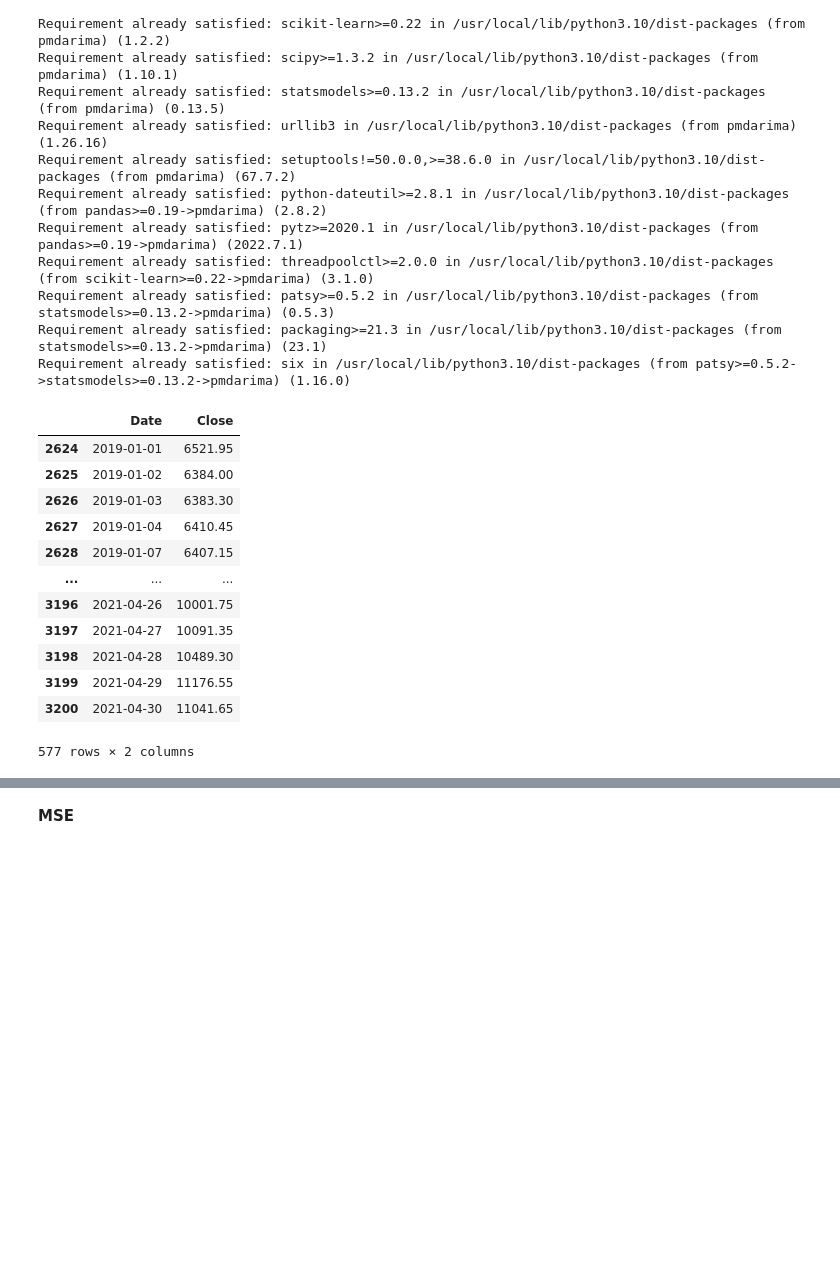
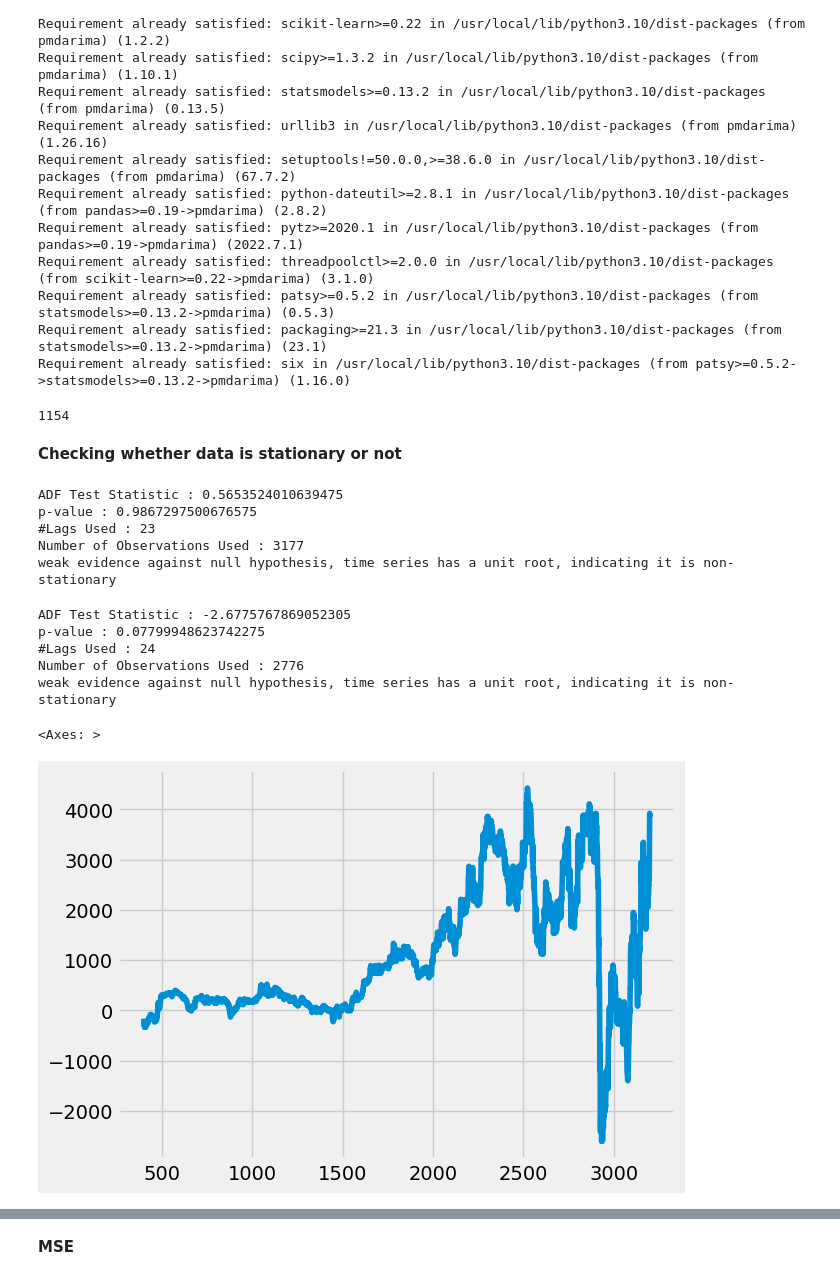
Before and after one commit to Madhur-01/Bajaj-Finserv-Stock--Prediction, a Jupyter notebook: StockPricePrediction.ipynb, the cells around one changed output, grey strips where cells are left out. Drawn from its saved outputs; the diff is of its cells as text; code cells hidden in the pictures; blank space fills up the shorter version.

```diff
--- a/StockPricePrediction.ipynb
+++ b/StockPricePrediction.ipynb
@@ -419,6 +421,13 @@ plt.show()
 !pip install pmdarima
 df = pd.read_csv('/content/drive/MyDrive/archive (2)/BAJAJFINSV.csv')
 df = df[["Date", "Close"]]
+from datetime import datetime
+
+# Assuming 'Date' is the name of the column containing date strings
+df['Date'] = pd.to_datetime(df['Date'])
+df['Date'] = df['Date'].apply(lambda x: x.timestamp())
+
+dataset = df.values.astype('float32')
 from statsmodels.tsa.stattools import adfuller
 test_result = adfuller(df['Close'])
 # %% [output]
@@ -442,18 +451,43 @@ Requirement already satisfied: six in /usr/local/lib/python3.10/dist-packages (f
 # %%
 from pmdarima import auto_arima
 df_train, df_test= np.split(df, [int(.82*len(df))])
-df_test
+df_test.size
 # %% [output]
-|  | Date | Close |
-| 2624 | 2019-01-01 | 6521.95 |
-| 2625 | 2019-01-02 | 6384.00 |
-| 2626 | 2019-01-03 | 6383.30 |
-| 2627 | 2019-01-04 | 6410.45 |
-| 2628 | 2019-01-07 | 6407.15 |
-| ... | ... | ... |
-| 3196 | 2021-04-26 | 10001.75 |
-| 3197 | 2021-04-27 | 10091.35 |
-| 3198 | 2021-04-28 | 10489.30 |
-| 3199 | 2021-04-29 | 11176.55 |
-| 3200 | 2021-04-30 | 11041.65 |
-577 rows × 2 columns
+1154
+# %% [markdown]
+**Checking whether data is stationary or not**
+# %%
+#Ho: It is non stationary
+#H1: It is stationary
+
+def adfuller_test(sales):
+    result=adfuller(sales)
+    labels = ['ADF Test Statistic','p-value','#Lags Used','Number of Observations Used']
+    for value,label in zip(result,labels):
+        print(label+' : '+str(value) )
+    if result[1] <= 0.05:
+        print("strong evidence against the null hypothesis(Ho), reject the null hypothesis. Data has no unit root and is stationary")
+    else:
+        print("weak evidence against null hypothesis, time series has a unit root, indicating it is non-stationary ")
+
+adfuller_test(df['Close'])
+# %% [output]
+ADF Test Statistic : 0.5653524010639475
+p-value : 0.9867297500676575
+#Lags Used : 23
+Number of Observations Used : 3177
+weak evidence against null hypothesis, time series has a unit root, indicating it is non-stationary
+# %%
+df['Seasonal'] = df['Close'] - df['Close'].shift(400)
+adfuller_test(df['Seasonal'].dropna())
+# %% [output]
+ADF Test Statistic : -2.6775767869052305
+p-value : 0.07799948623742275
+#Lags Used : 24
+Number of Observations Used : 2776
+weak evidence against null hypothesis, time series has a unit root, indicating it is non-stationary
+# %%
+df['Seasonal'].plot()
+# %% [output]
+<Axes: >
+[figure, added]
```
Also changed, not shown: parts of 16 cells of this notebook.
